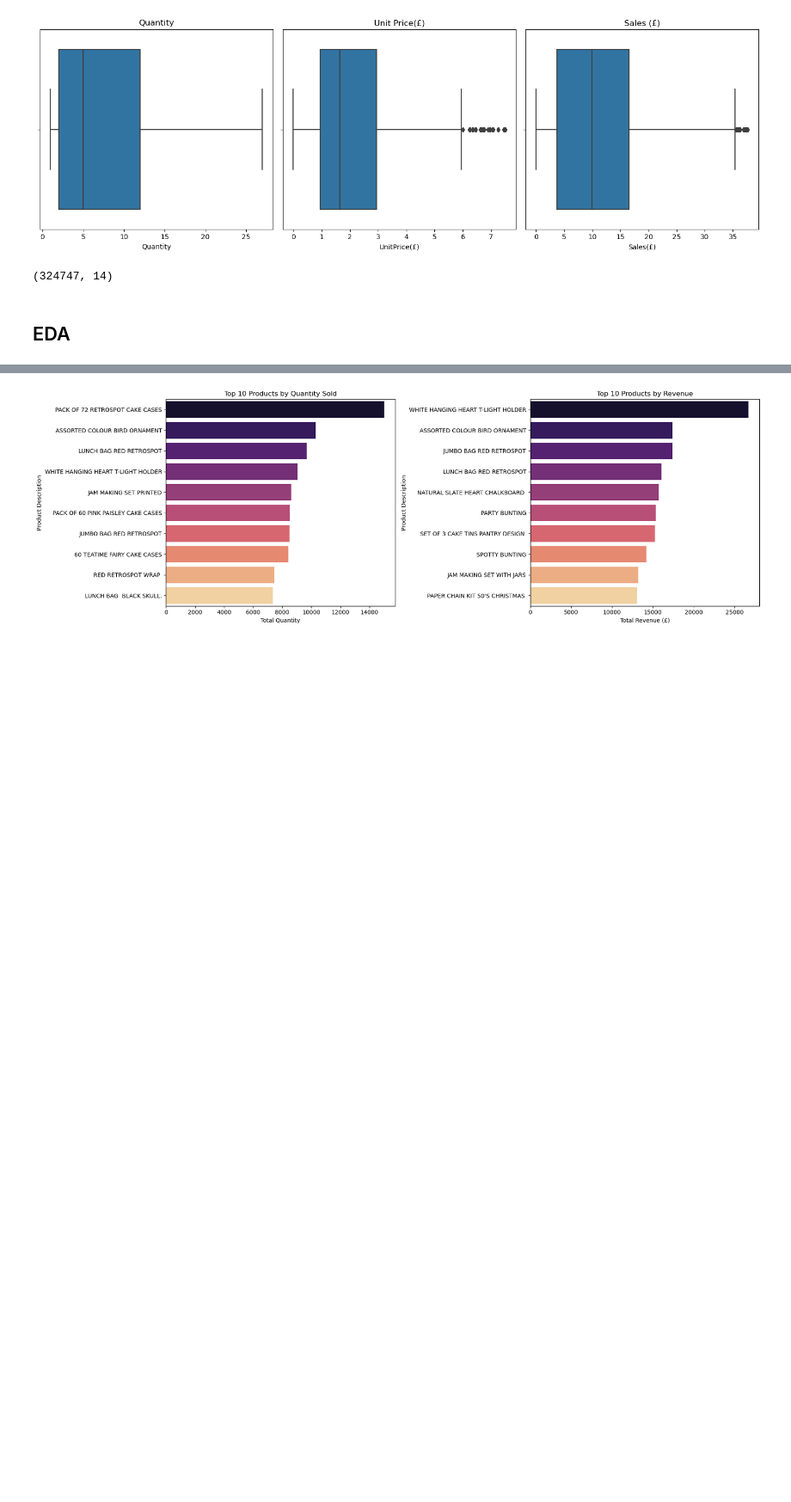
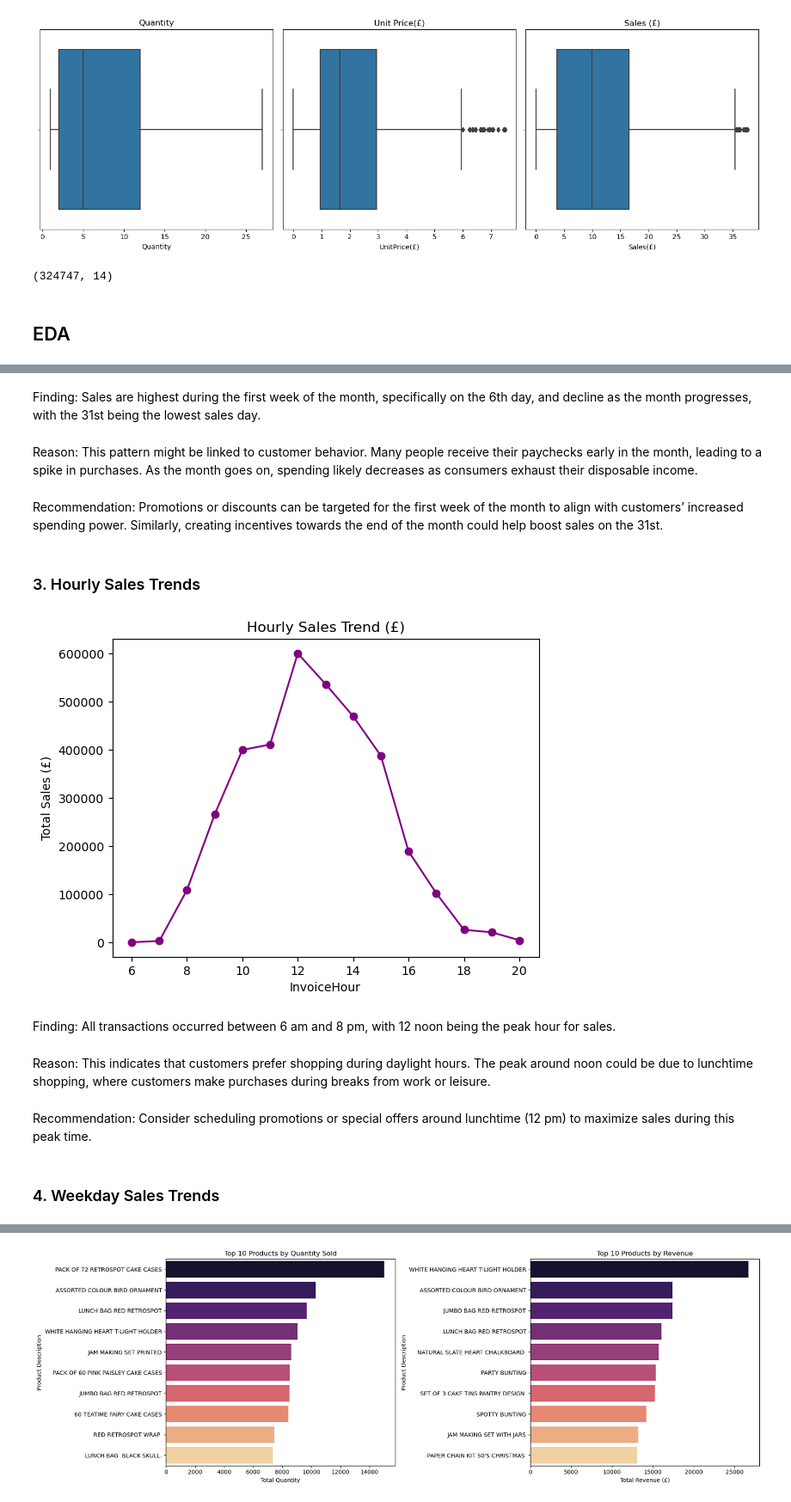
Before and after one commit to Godwin-Oti/UK-Based-Online-Retail-Analytics, a Jupyter notebook: Data_Prep_&_EDA.ipynb, the cells around one changed output, grey strips where cells are left out. Shown at 86% size. Saved outputs shown, nothing was run; the diff lists cells and outputs as text; code cells hidden in the pictures; blank space fills up the shorter version.

```diff
--- a/Data_Prep_&_EDA.ipynb
+++ b/Data_Prep_&_EDA.ipynb
@@ -414,0 +402,27 @@ plt.show()
+# %% [markdown]
+Finding: Sales are highest during the first week of the month, specifically on the 6th day, and decline as the month progresses, with the 31st being the lowest sales day.
+# %% [markdown]
+Reason: This pattern might be linked to customer behavior. Many people receive their paychecks early in the month, leading to a spike in purchases. As the month goes on, spending likely decreases as consumers exhaust their disposable income.
+# %% [markdown]
+Recommendation: Promotions or discounts can be targeted for the first week of the month to align with customers’ increased spending power. Similarly, creating incentives towards the end of the month could help boost sales on the 31st.
+# %% [markdown]
+### 3. Hourly Sales Trends
+# %%
+
+# Hourly sales trend
+InvoiceHourly_sales = online_retail_cleaned_no_cancellations_no_outliers.groupby('InvoiceHour')['Sales(£)'].sum()
+InvoiceHourly_sales.plot(kind='line', marker='o', color='purple')
+plt.title("Hourly Sales Trend (£)")
+plt.ylabel("Total Sales (£)")
+plt.xlabel("InvoiceHour")
+plt.show()
+# %% [output]
+[figure, added]
+# %% [markdown]
+Finding: All transactions occurred between 6 am and 8 pm, with 12 noon being the peak hour for sales.
+# %% [markdown]
+Reason: This indicates that customers prefer shopping during daylight hours. The peak around noon could be due to lunchtime shopping, where customers make purchases during breaks from work or leisure.
+# %% [markdown]
+Recommendation: Consider scheduling promotions or special offers around lunchtime (12 pm) to maximize sales during this peak time.
+# %% [markdown]
+### 4. Weekday Sales Trends
```
Also changed, not shown: parts of 50 cells of this notebook, 2 other files.
